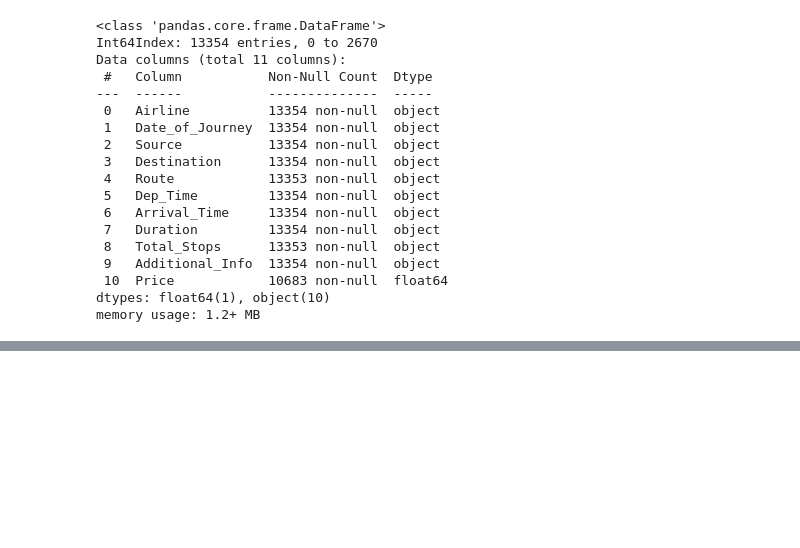
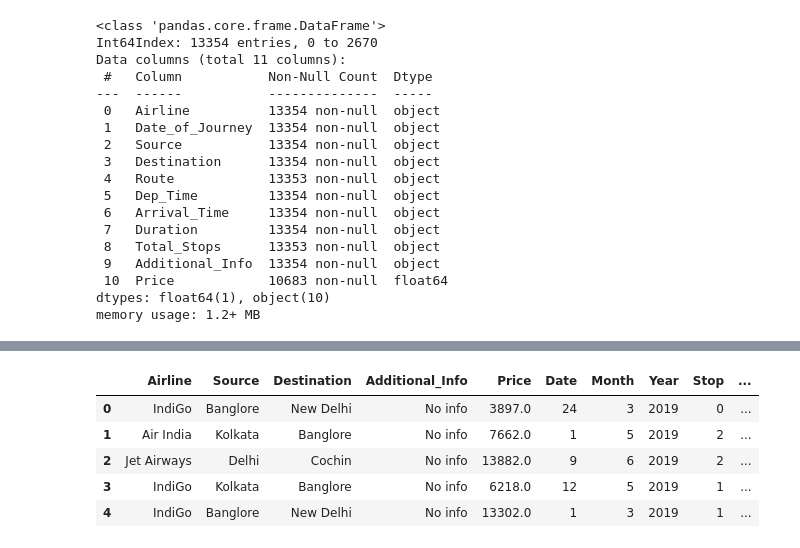
Before and after one commit to Devansharma/Flight_Price_Prediction, a Jupyter notebook: Flight_Price_Prediction.ipynb, the cells around one changed output, grey strips where cells are left out. Saved outputs shown, nothing was run; the diff lists cells and outputs as text; code cells hidden in the pictures; blank space fills up the shorter version.

```diff
--- a/Flight_Price_Prediction.ipynb
+++ b/Flight_Price_Prediction.ipynb
@@ -125,0 +143,25 @@ df = df.drop(['Arrival_Time'], axis=1)
+# %%
+df['Route_2'] = df['Route'].str.split('→ ').str[1]
+df['Route_3'] = df['Route'].str.split('→ ').str[2]
+df['Route_4'] = df['Route'].str.split('→ ').str[3]
+df['Route_5'] = df['Route'].str.split('→ ').str[4]
+# %%
+df['Price'].fillna((df['Price'].mean()), inplace = True)
+# %%
+df['Route_1'].fillna('None', inplace=True)
+df['Route_2'].fillna('None', inplace=True)
+df['Route_3'].fillna('None', inplace=True)
+df['Route_4'].fillna('None', inplace=True)
+df['Route_5'].fillna('None', inplace=True)
+# %%
+df = df.drop(['Route'], axis=1)
+df = df.drop(['Duration'], axis=1)
+# %%
+df.head()
+# %% [output]
+|  | Airline | Source | Destination | Additional_Info | Price | Date | Month | Year | Stop | ... |
+| 0 | IndiGo | Banglore | New Delhi | No info | 3897.0 | 24 | 3 | 2019 | 0 | ... |
+| 1 | Air India | Kolkata | Banglore | No info | 7662.0 | 1 | 5 | 2019 | 2 | ... |
+| 2 | Jet Airways | Delhi | Cochin | No info | 13882.0 | 9 | 6 | 2019 | 2 | ... |
+| 3 | IndiGo | Kolkata | Banglore | No info | 6218.0 | 12 | 5 | 2019 | 1 | ... |
+| 4 | IndiGo | Banglore | New Delhi | No info | 13302.0 | 1 | 3 | 2019 | 1 | ... |
```
Also changed, not shown: parts of 29 cells of this notebook.
